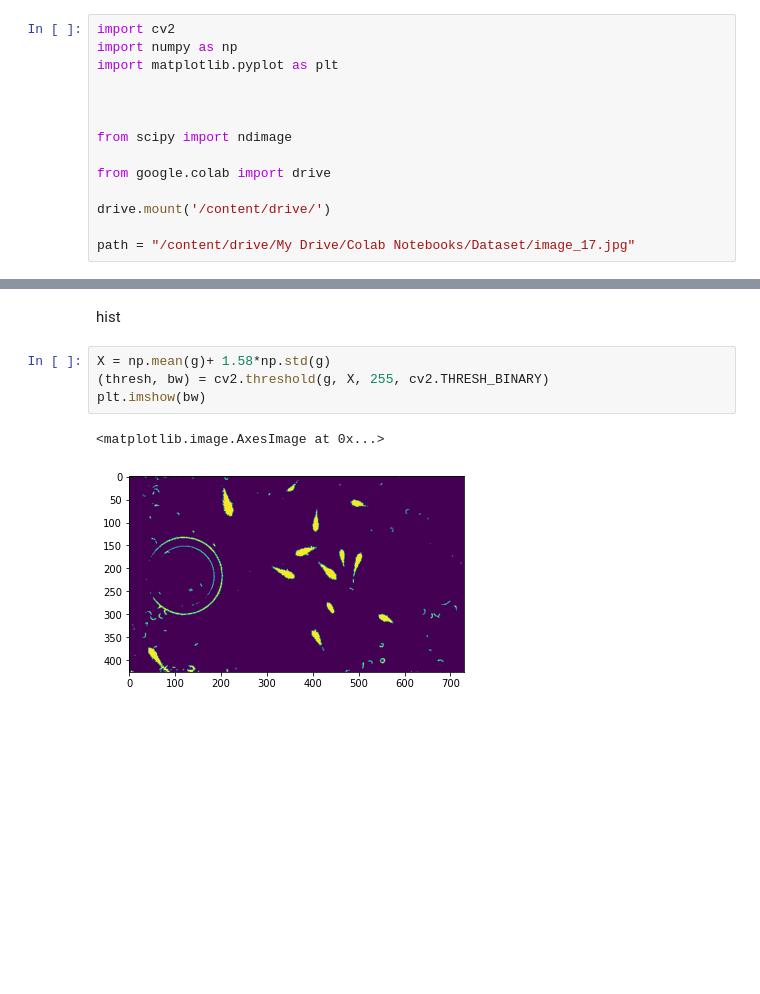
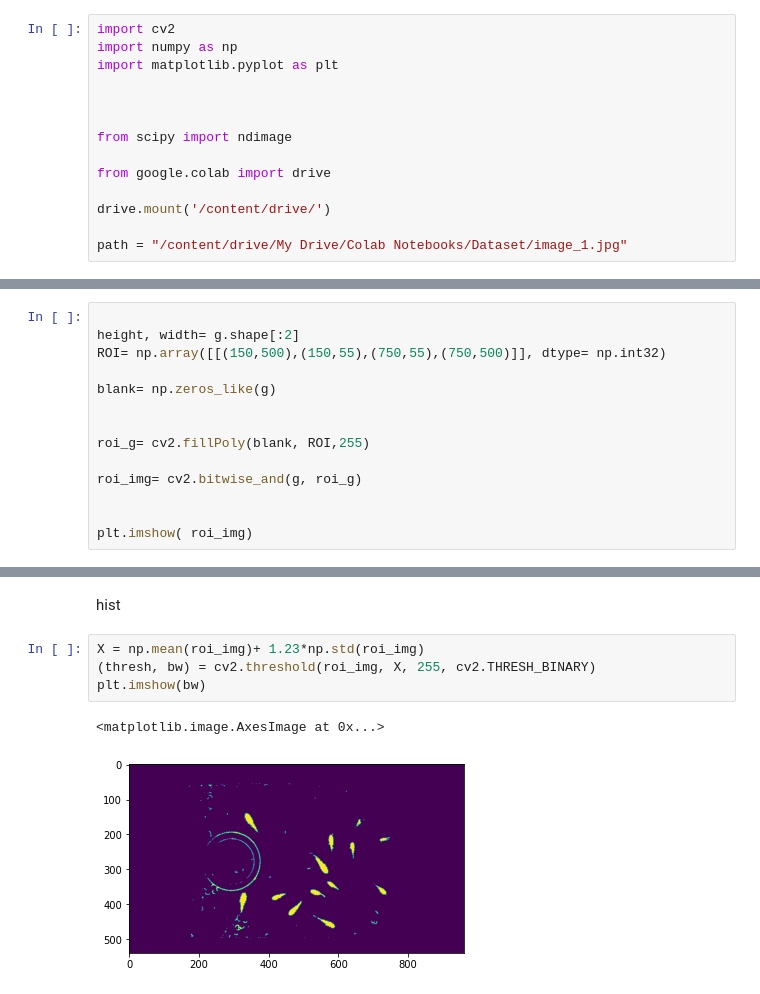
Before and after one commit to wanasyraf4/Ikan_kekek2, a Jupyter notebook: fish_counter.ipynb, the cells around one changed output, grey strips where cells are left out. Drawn from its saved outputs; the diff is of its cells as text; blank space fills up the shorter version.

```diff
--- a/fish_counter.ipynb
+++ b/fish_counter.ipynb
@@ -13,7 +13,7 @@ from google.colab import drive
 
 drive.mount('/content/drive/')
 
-path = "/content/drive/My Drive/Colab Notebooks/Dataset/image_17.jpg"
+path = "/content/drive/My Drive/Colab Notebooks/Dataset/image_1.jpg"
 # %% [output]
 Drive already mounted at /content/drive/; to attempt to forcibly remount, call drive.mount("/content/drive/", force_remount=True).
 # %% [markdown]
@@ -45,0 +46,14 @@ plt.imshow(g)
+# %%
+
+height, width= g.shape[:2]
+ROI= np.array([[(150,500),(150,55),(750,55),(750,500)]], dtype= np.int32)
+
+blank= np.zeros_like(g)
+
+
+roi_g= cv2.fillPoly(blank, ROI,255)
+
+roi_img= cv2.bitwise_and(g, roi_g)
+
+
+plt.imshow( roi_img)
@@ -46,12 +63,12 @@ plt.imshow(g)
 # %% [markdown]
 hist
 # %%
-X = np.mean(g)+ 1.58*np.std(g)
-(thresh, bw) = cv2.threshold(g, X, 255, cv2.THRESH_BINARY)
+X = np.mean(roi_img)+ 1.23*np.std(roi_img)
+(thresh, bw) = cv2.threshold(roi_img, X, 255, cv2.THRESH_BINARY)
 plt.imshow(bw)
 # %% [output]
 <matplotlib.image.AxesImage at 0x...>
-[figure, old version]
+[figure, new version]
 # %%
 strel = np.ones((4,4),np.uint8)
 # opening = cv2.getStructuringElement( cv2.MORPH_ELLIPSE,strel)
```
Also changed, not shown: parts of 9 cells of this notebook.
